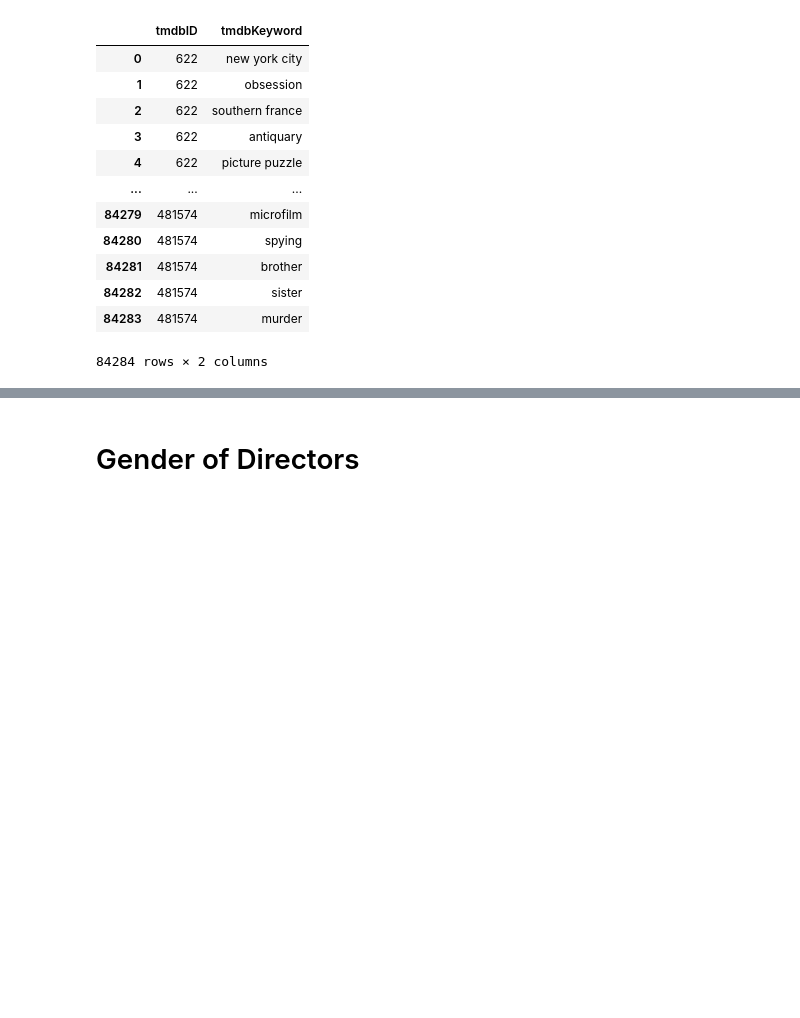
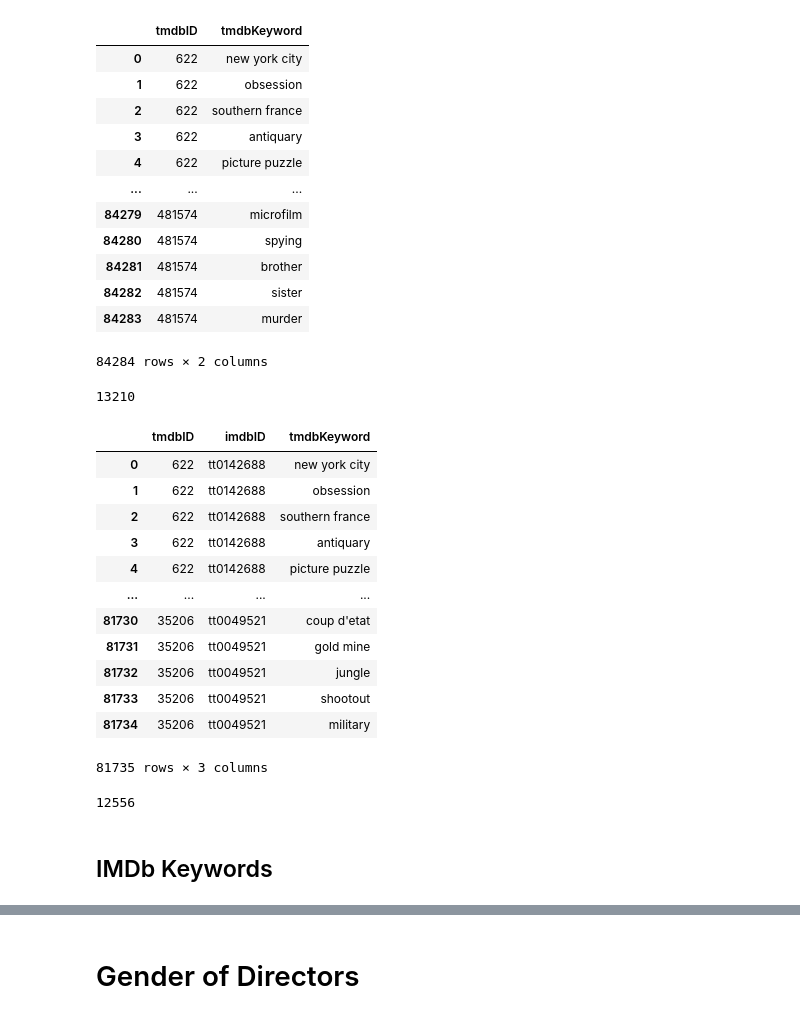
Before and after one commit to aranaxa/Ironhack-Final-Project, a Jupyter notebook: Code/Cleaning.ipynb, the cells around one changed output, grey strips where cells are left out. Saved outputs shown, nothing was run; the diff lists cells and outputs as text; code cells hidden in the pictures; blank space fills up the shorter version.

```diff
--- a/Code/Cleaning.ipynb
+++ b/Code/Cleaning.ipynb
@@ -186,9 +259,15 @@ Data columns (total 4 columns):
  3   production_companies  15599 non-null  object
 dtypes: int64(1), object(3)
 memory usage: 536.2+ KB
+# %%
+# Drop null columns
+tmdb_df_filtered = tmdb_df_filtered.dropna()
+# %%
+# Drop title column
+tmdb_df_filtered = tmdb_df_filtered.drop(columns=["title"])
 # %%
 # Rename columns
-tmdb_df_filtered = tmdb_df_filtered.rename(columns={"tmdb_id": "tmdbID", "imdb_id": "imdbID", "title": "Title", "production_companies": "ProductionCompanies"})
+tmdb_df_filtered = tmdb_df_filtered.rename(columns={"tmdb_id": "tmdbID", "imdb_id": "imdbID", "production_companies": "ProductionCompanies"})
 # %% [markdown]
 # Combine IMDb and TMDb data
 # %%
@@ -297,0 +301,4 @@ imdb_keywords_df
+# %%
+# Create lookup dataframe for IMDb and TMDb IDs
+ids_lookup_df = tmdb_df_filtered.drop(columns=["ProductionCompanies"])
+ids_lookup_df.head()
@@ -350,3 +365,31 @@ tmdb_keywords_df
 | 84282 | 481574 | sister |
 | 84283 | 481574 | murder |
 84284 rows × 2 columns
+# %%
+tmdb_keywords_df["tmdbID"].nunique()
+# %% [output]
+13210
+# %%
+# Merge TMDb keywords with ID lookup dataframe
+ids_lookup_df_tmdb = ids_lookup_df.merge(tmdb_keywords_df, on="tmdbID")
+ids_lookup_df_tmdb
+# %% [output]
+|  | tmdbID | imdbID | tmdbKeyword |
+| 0 | 622 | tt0142688 | new york city |
+| 1 | 622 | tt0142688 | obsession |
+| 2 | 622 | tt0142688 | southern france |
+| 3 | 622 | tt0142688 | antiquary |
+| 4 | 622 | tt0142688 | picture puzzle |
+| ... | ... | ... | ... |
+| 81730 | 35206 | tt0049521 | coup d'etat |
+| 81731 | 35206 | tt0049521 | gold mine |
+| 81732 | 35206 | tt0049521 | jungle |
+| 81733 | 35206 | tt0049521 | shootout |
+| 81734 | 35206 | tt0049521 | military |
+81735 rows × 3 columns
+# %%
+ids_lookup_df_tmdb["tmdbID"].nunique()
+# %% [output]
+12556
+# %% [markdown]
+## IMDb Keywords
```
Also changed, not shown: parts of 66 cells of this notebook, 7 other files.
